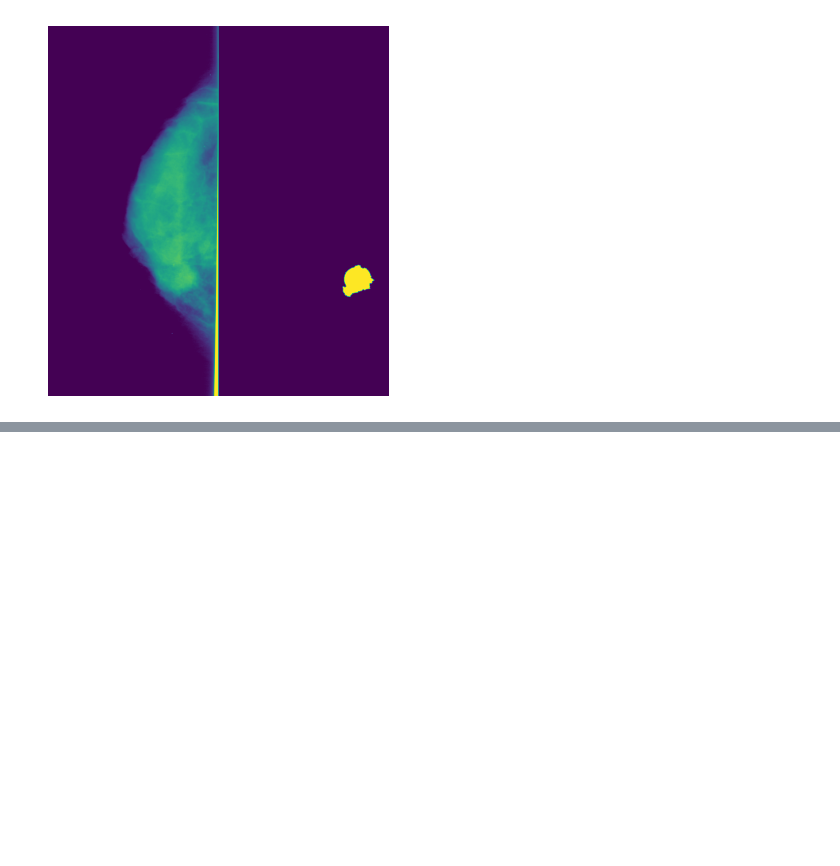
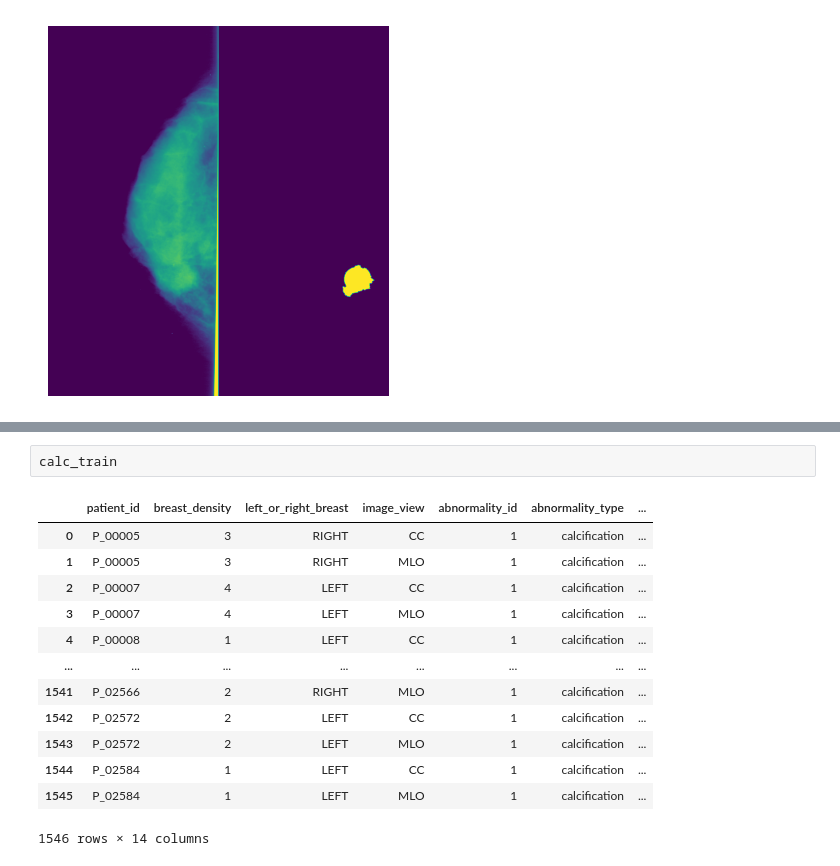
Before and after one commit to suke-bhargav/NEW, a Jupyter notebook: kaggleanalysisdataset.ipynb, the cells around one changed output, grey strips where cells are left out. Drawn from its saved outputs; the diff is of its cells as text; blank space fills up the shorter version.

```diff
--- a/kaggleanalysisdataset.ipynb
+++ b/kaggleanalysisdataset.ipynb
@@ -283,3 +283,19 @@ plt.axis('off')
 plt.show()
 # %% [output]
 [figure]
+# %%
+calc_train
+# %% [output]
+|  | patient_id | breast_density | left_or_right_breast | image_view | abnormality_id | abnormality_type | ... |
+| 0 | P_00005 | 3 | RIGHT | CC | 1 | calcification | ... |
+| 1 | P_00005 | 3 | RIGHT | MLO | 1 | calcification | ... |
+| 2 | P_00007 | 4 | LEFT | CC | 1 | calcification | ... |
+| 3 | P_00007 | 4 | LEFT | MLO | 1 | calcification | ... |
+| 4 | P_00008 | 1 | LEFT | CC | 1 | calcification | ... |
+| ... | ... | ... | ... | ... | ... | ... | ... |
+| 1541 | P_02566 | 2 | RIGHT | MLO | 1 | calcification | ... |
+| 1542 | P_02572 | 2 | LEFT | CC | 1 | calcification | ... |
+| 1543 | P_02572 | 2 | LEFT | MLO | 1 | calcification | ... |
+| 1544 | P_02584 | 1 | LEFT | CC | 1 | calcification | ... |
+| 1545 | P_02584 | 1 | LEFT | MLO | 1 | calcification | ... |
+1546 rows × 14 columns
```
Also changed, not shown: parts of 18 cells of this notebook.
